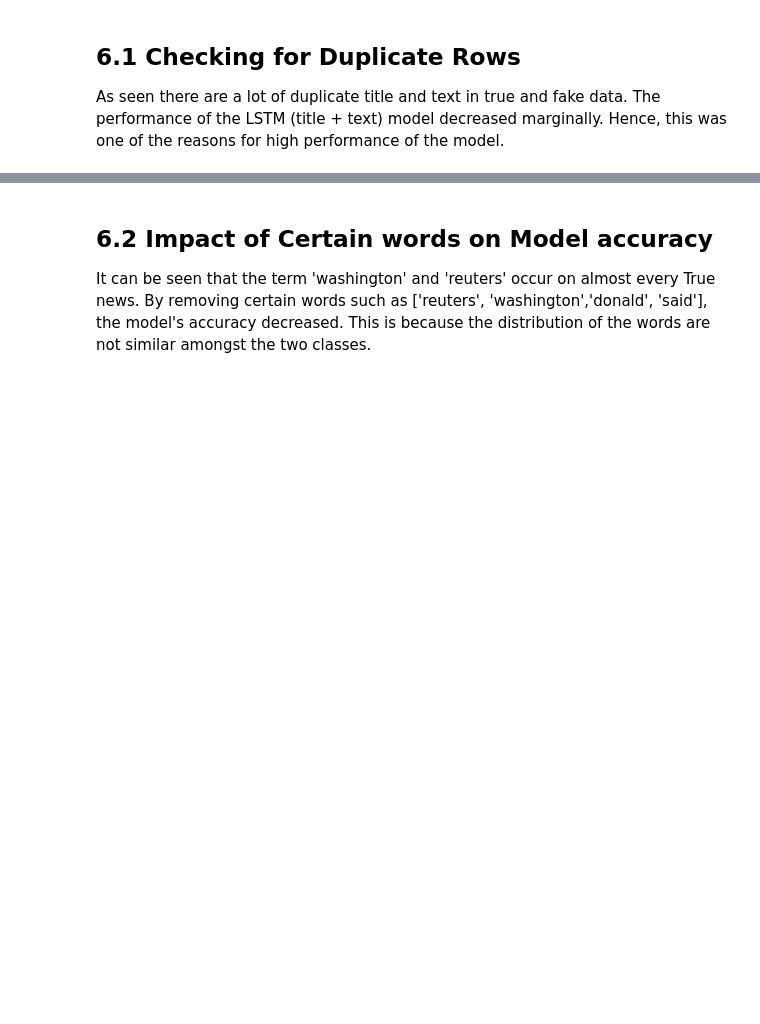
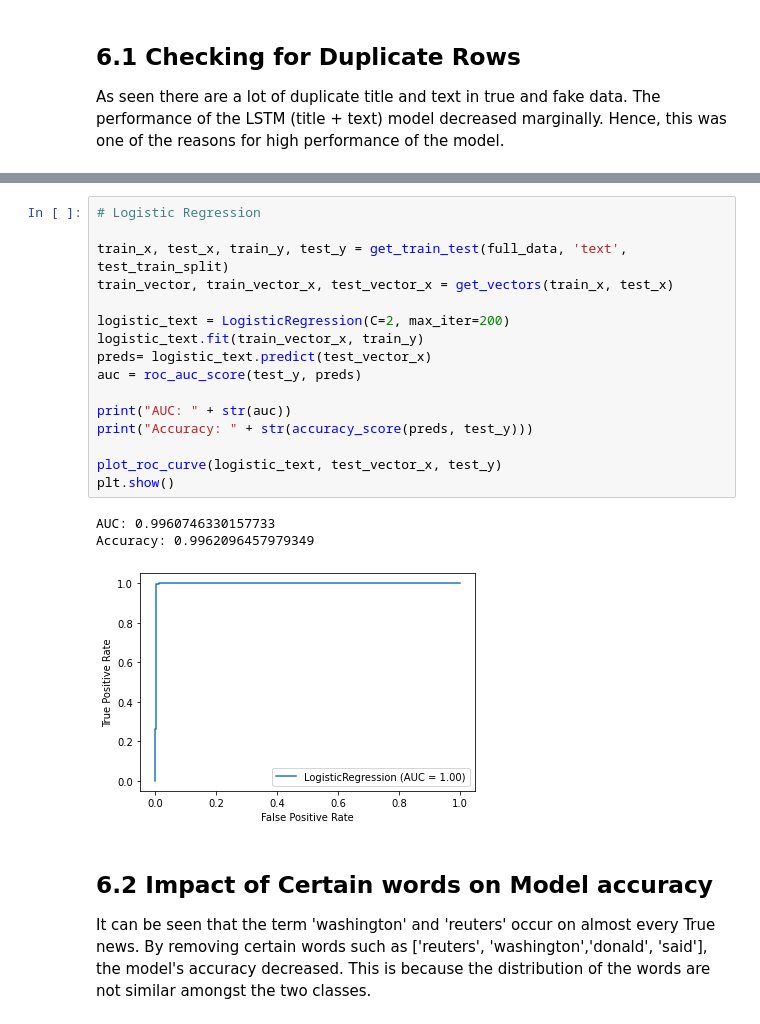
Before and after one commit to abhinavnagpal/Fatima-scholarship-challenge, a Jupyter notebook: Fatima_scholarship_task.ipynb, the cells around one changed output, grey strips where cells are left out. Drawn from its saved outputs; the diff is of its cells as text; blank space fills up the shorter version.

```diff
--- a/Fatima_scholarship_task.ipynb
+++ b/Fatima_scholarship_task.ipynb
@@ -794,3 +827,23 @@ plot_metrics(history)
+# %%
+# Logistic Regression
+
+train_x, test_x, train_y, test_y = get_train_test(full_data, 'text', test_train_split)
+train_vector, train_vector_x, test_vector_x = get_vectors(train_x, test_x)
+
+logistic_text = LogisticRegression(C=2, max_iter=200)
+logistic_text.fit(train_vector_x, train_y)
+preds= logistic_text.predict(test_vector_x)
+auc = roc_auc_score(test_y, preds)
+
+print("AUC: " + str(auc))
+print("Accuracy: " + str(accuracy_score(preds, test_y)))
+
+plot_roc_curve(logistic_text, test_vector_x, test_y)
+plt.show()
+# %% [output]
+AUC: 0.9960746330157733
+Accuracy: 0.9962096457979349
+[figure, added]
 # %% [markdown]
 ## 6.2 Impact of Certain words on Model accuracy
 
```
Also changed, not shown: parts of 34 cells of this notebook.
